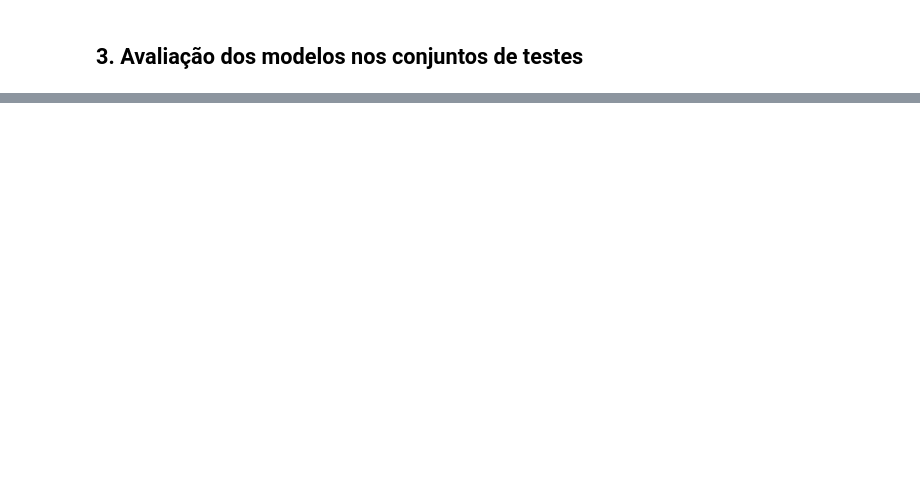
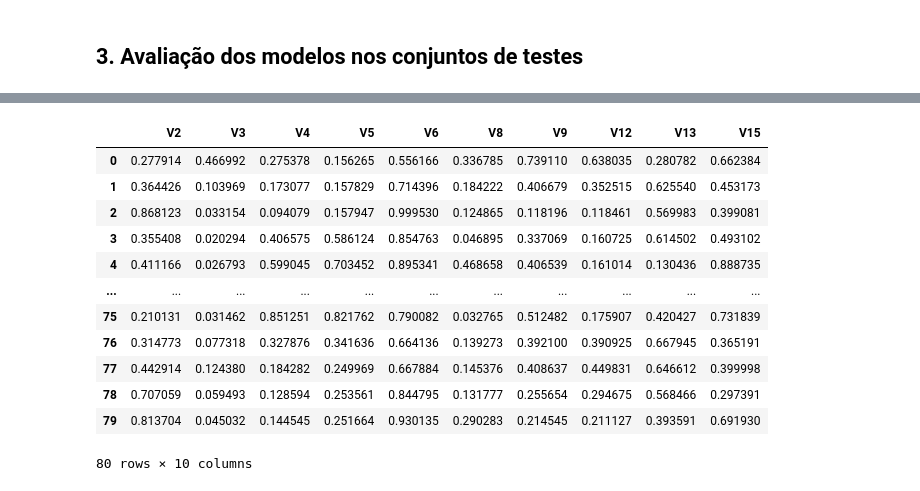
Before and after one commit to luccarhaddad/shooting_stars_detection, a Jupyter notebook: data_analysis.ipynb, the cells around one changed output, grey strips where cells are left out. Saved outputs shown, nothing was run; the diff lists cells and outputs as text; code cells hidden in the pictures; blank space fills up the shorter version.

```diff
--- a/data_analysis.ipynb
+++ b/data_analysis.ipynb
@@ -39,7 +39,9 @@ def removeColumnsOfZerosOrNAN(data, ignore_class=True):
     else:
         ignored_columns = []
 
-    data = data.drop('Unnamed: 0', axis=1)
+    if 'Unnamed: 0' in data.columns:
+        data = data.drop('Unnamed: 0', axis=1)
+
     data_ignored = data[ignored_columns]
     data_to_process = data.drop(columns=ignored_columns, axis=1)
     columns_to_drop = data_to_process.columns[(data_to_process == 0).all()]
@@ -384,3 +388,30 @@ datasets_test = [
     X_test_Haralick,
     X_test_Gabor
 ]
+# %%
+def align_columns(X_train, X_test, ignored_columns=['Class']):
+    """
+    Função que alinha as colunas de X_test com as de X_train, garantindo que ambos
+    tenham as mesmas colunas, exceto as ignoradas no X_train, como 'Class'.
+    """
+    X_train_cleaned = X_train.drop(columns=ignored_columns, errors='ignore')
+    columns_to_keep = X_train_cleaned.columns
+    X_test_aligned = X_test.reindex(columns=columns_to_keep, fill_value=0)
+
+    return X_train_cleaned, X_test_aligned
+
+def align_all_datasets(datasets_train, datasets_test, ignored_columns=['Class']):
+    """
+    Função que alinha colunas de todos os datasets de treino e teste.
+    """
+    aligned_train = []
+    aligned_test = []
+
+    for (X_train, y_train), X_test in zip(datasets_train, datasets_test):
+        X_train_cleaned, X_test_aligned = align_columns(X_train, X_test, ignored_columns)
+        aligned_train.append((X_train_cleaned, y_train))
+        aligned_test.append(X_test_aligned)
+
+    return aligned_train, aligned_test
+# %%
+aligned_train, aligned_test = align_all_datasets(datasets_train, datasets_test)
@@ -386,0 +466,16 @@ datasets_test = [
+# %%
+aligned_train[3][0]
+# %% [output]
+|  | V2 | V3 | V4 | V5 | V6 | V8 | V9 | V12 | V13 | V15 |
+| 0 | 0.277914 | 0.466992 | 0.275378 | 0.156265 | 0.556166 | 0.336785 | 0.739110 | 0.638035 | 0.280782 | 0.662384 |
+| 1 | 0.364426 | 0.103969 | 0.173077 | 0.157829 | 0.714396 | 0.184222 | 0.406679 | 0.352515 | 0.625540 | 0.453173 |
+| 2 | 0.868123 | 0.033154 | 0.094079 | 0.157947 | 0.999530 | 0.124865 | 0.118196 | 0.118461 | 0.569983 | 0.399081 |
+| 3 | 0.355408 | 0.020294 | 0.406575 | 0.586124 | 0.854763 | 0.046895 | 0.337069 | 0.160725 | 0.614502 | 0.493102 |
+| 4 | 0.411166 | 0.026793 | 0.599045 | 0.703452 | 0.895341 | 0.468658 | 0.406539 | 0.161014 | 0.130436 | 0.888735 |
+| ... | ... | ... | ... | ... | ... | ... | ... | ... | ... | ... |
+| 75 | 0.210131 | 0.031462 | 0.851251 | 0.821762 | 0.790082 | 0.032765 | 0.512482 | 0.175907 | 0.420427 | 0.731839 |
+| 76 | 0.314773 | 0.077318 | 0.327876 | 0.341636 | 0.664136 | 0.139273 | 0.392100 | 0.390925 | 0.667945 | 0.365191 |
+| 77 | 0.442914 | 0.124380 | 0.184282 | 0.249969 | 0.667884 | 0.145376 | 0.408637 | 0.449831 | 0.646612 | 0.399998 |
+| 78 | 0.707059 | 0.059493 | 0.128594 | 0.253561 | 0.844795 | 0.131777 | 0.255654 | 0.294675 | 0.568466 | 0.297391 |
+| 79 | 0.813704 | 0.045032 | 0.144545 | 0.251664 | 0.930135 | 0.290283 | 0.214545 | 0.211127 | 0.393591 | 0.691930 |
+80 rows × 10 columns
```
Also changed, not shown: parts of 6 cells of this notebook, 1 other file.
